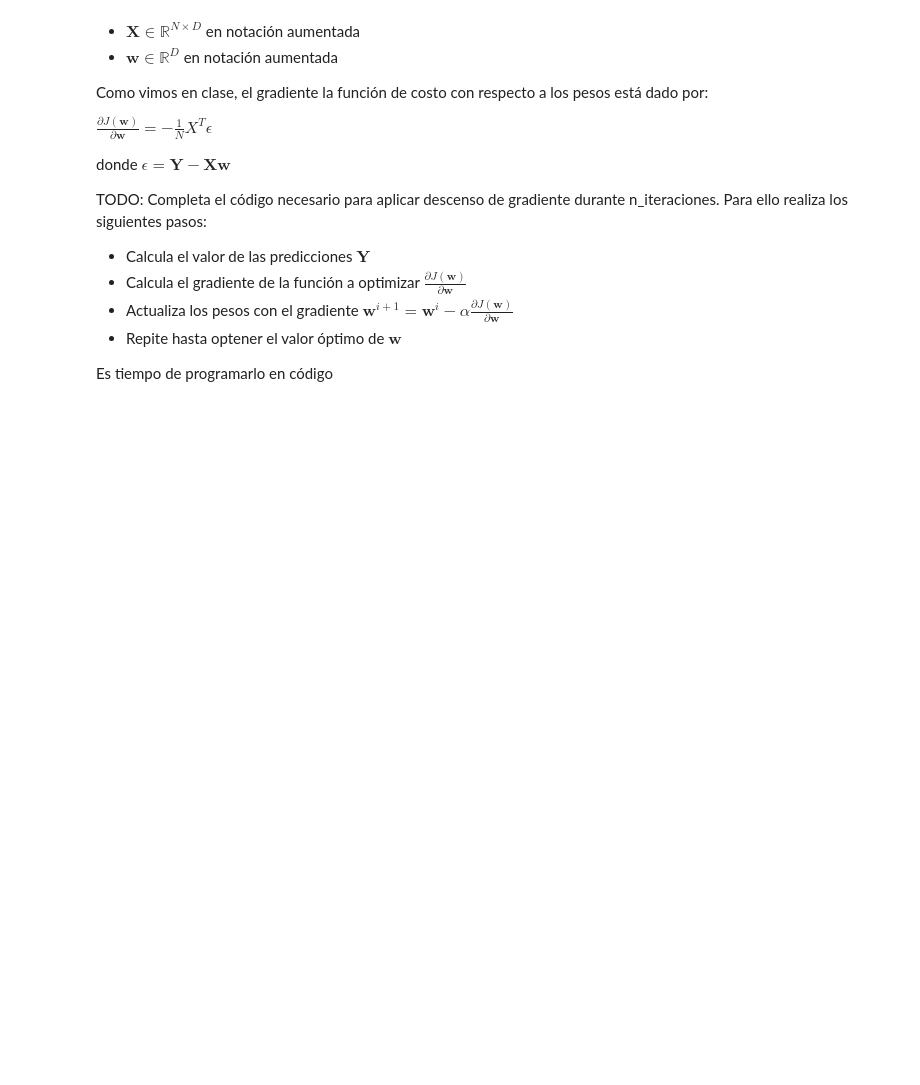
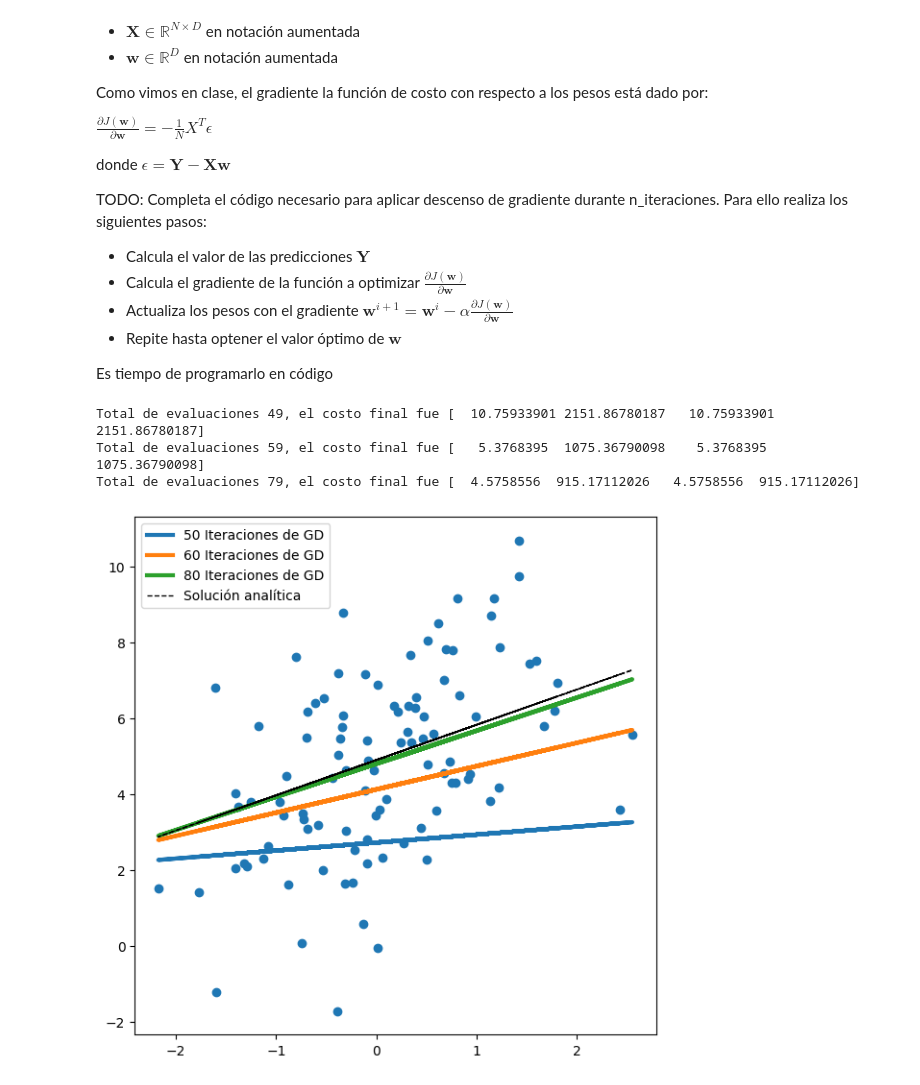
Before and after one commit to JessicaBorja/ml25, a Jupyter notebook: src/ml25/E03_linear_reg/gradient_descent.ipynb, the cells around one changed output. Cells and saved outputs as stored; diff of their text form; code cells hidden in the pictures; blank space fills up the shorter version.

```diff
--- a/src/ml25/E03_linear_reg/gradient_descent.ipynb
+++ b/src/ml25/E03_linear_reg/gradient_descent.ipynb
@@ -49,6 +50,8 @@ def mse_loss(y, y_pred):
     """
     # TODO: Calcula el resultado de la función de costo
     # ====== Start of solution =====
+    n=y.shape
+    loss=np.sum((y_pred-y)**2)/(2*n)
     return loss
     # ====== End of solution =====
 
@@ -56,9 +59,10 @@ def mse_loss(y, y_pred):
 w = np.random.uniform(-10, 10, size=(2, 1))
 
 # TODO: Calcula las preddiciones para el conjunto de entrenamiento x_train
-y_pred = ...
+y_pred = x_train@w
 
 # TODO: Calcula la función de costo para las predicciones(y_pred) y los valores reales (y_train)
 # ====== Start of solution =====
-
+mse=mse_loss(y_train,y_pred)
+print(y_pred.shape,x_train.shape,w.shape,mse)
 # ====== End of solution =====
@@ -176,17 +188,17 @@ def gradient_descent(X, y, lr, N_iterations, w_start=np.array([0,0])):
     for i in range(N_iterations):
         # ====== Start of solution =====
         # TODO: Calcula la predicción
-        hypothesis = ...
+        hypothesis = X@w
 
         # TODO: Calcula el error
-
+        error=y-hypothesis
 
         # TODO: Calcula el gradiente del MSE loss
-
+        grad=-1/m*X.T@error
 
         # TODO: Actualiza los pesos
 
-
+        w=w-lr*grad
         # ====== End of solution =====
         # Calculamos la función de costo y guardamos el resultado
         loss = mse_loss(y, hypothesis)
@@ -197,32 +209,37 @@ def gradient_descent(X, y, lr, N_iterations, w_start=np.array([0,0])):
 # %%
 from sklearn import linear_model
 # Parámetros de descenso de gradiente
 N_iterations = [50,60,80]
 
 # Pesos iniciales y ritmo de aprendizaje
-lr = 0.1  # Utiliza valores cercanos e.g. 0.05, 0.2 .. etc
+lr = .1 # Utiliza valores cercanos e.g. 0.05, 0.2 .. etc
 w_start = np.array([-400,0])
 w_start = np.expand_dims(w_start,-1)
 
 # (2.) - (4.) -> Variación de cantidad de iteraciones
 plt.figure(figsize=(7,7))
 plt.scatter(x_val[:,-1], y_val)
 for n_it in N_iterations:
     # Entrenamos el modelo en el set de entrenamiento
     w_opt = gradient_descent(x_train, y_train, lr, n_it, w_start)
 
     # Visualizamos la predicción en el set de validación
     prediction = x_val @ w_opt
     plt.plot(x_val[:,-1], prediction, label = str(n_it)+" Iteraciones de GD", linewidth=3)
 
 # Obtener la solución analítica
 analitic_sol=linear_model.LinearRegression()
 analitic_sol.fit(x_train, y_train)
 
 # Visualizar solución analitica
 plt.plot(x_val[:,-1], analitic_sol.predict(x_val),label = 'Solución analítica', linewidth=1, linestyle="dashed", color="black")
 # plt.ylim(bottom=-10)
 plt.legend()
 plt.show()
+# %% [output]
+Total de evaluaciones 49, el costo final fue [  10.75933901 2151.86780187   10.75933901 2151.86780187]
+Total de evaluaciones 59, el costo final fue [   5.3768395  1075.36790098    5.3768395  1075.36790098]
+Total de evaluaciones 79, el costo final fue [  4.5758556  915.17112026   4.5758556  915.17112026]
+[figure, added]
 # %% [markdown]
 <b>TODO: Contesta las siguientes preguntas</b>
```
Also changed, not shown: parts of 6 cells of this notebook, 1 other file.
